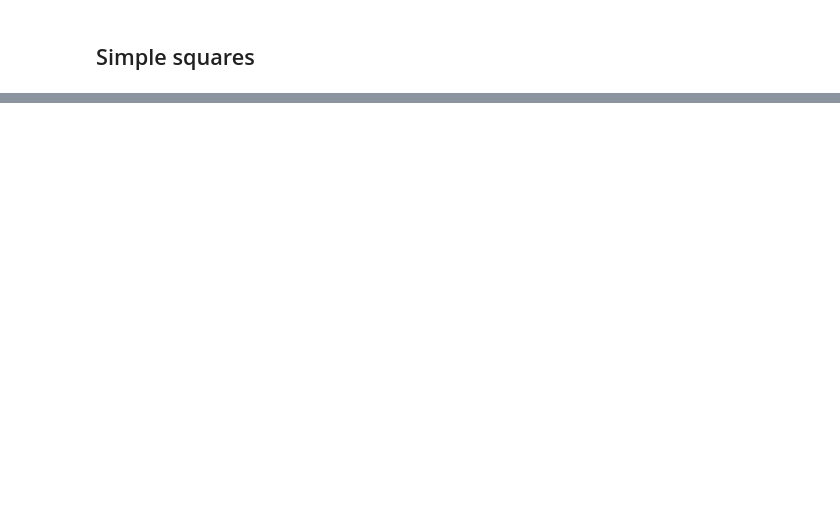
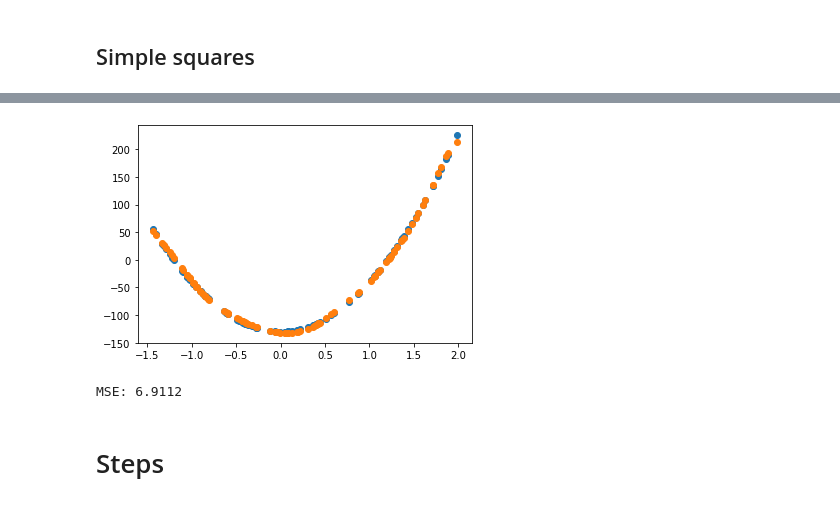
Before and after one commit to niegrzybkowski/mio2022, a Jupyter notebook: LAB1_1.ipynb, the cells around one changed output, grey strips where cells are left out. Drawn from its saved outputs; the diff is of its cells as text; code cells hidden in the pictures; blank space fills up the shorter version.

```diff
--- a/LAB1_1.ipynb
+++ b/LAB1_1.ipynb
@@ -107,0 +69,4 @@ array([[ -9.4348462 ],
+# %%
+nn = NN(input_shape=x.shape)
+hidden = nn.add_new_zero_layer(10)
+output = nn.add_new_zero_layer(1, activation=lin_act)
@@ -107,0 +77,32 @@ array([[ -9.4348462 ],
+# %%
+down1 = -1.
+down2 = -0.7
+down3 = -0.3
+down4 = 0
+
+up1 = 0.5
+up2 = 0.72
+up3 = 1.0
+up4 = 0.9
+up5 = 1.3
+
+hidden.weights = 10 * np.array([
+    [down1, down2, down3, down4,           0, up1, up2, up3, up4, up5]
+])
+hidden.bias = 10 * np.array([
+    [1.4*down1, 1.06*down2, 0.56*down3, down4, 0, -0.57*up1, -1.16*up2, -1.513*up3, -1.8*up4, -1.8*up5]
+])
+
+output.weights = 100 * np.array(
+    [[0.5], [0.88], [1.], [1.], [1], [1.], [.9], [0.8], [0.5], [0.6]])
+output.bias = np.array([[-253.1 ]])
+
+plt.scatter(x, y)
+plt.scatter(x, nn.apply(x))
+plt.show()
+print(f"MSE: {MSE(nn.apply(x), y):.5}")
+# %% [output]
+[figure, added]
+MSE: 6.9112
+# %% [markdown]
+# Steps
```
Also changed, not shown: parts of 14 cells of this notebook.
